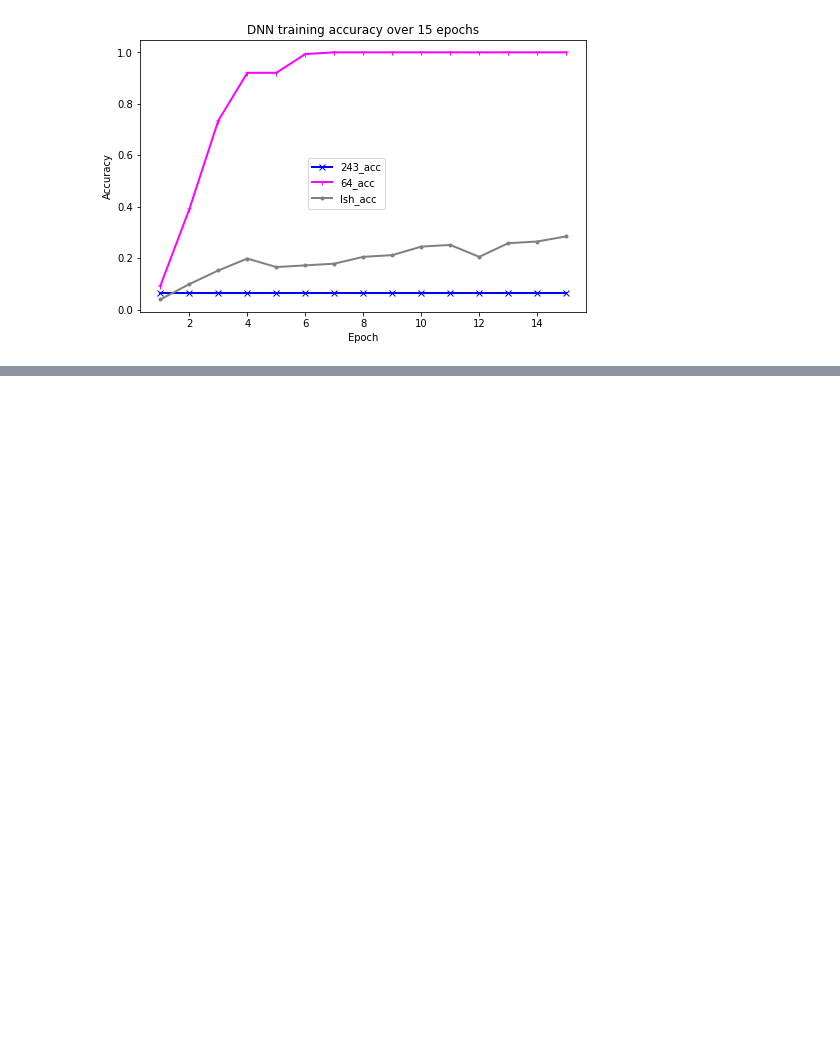
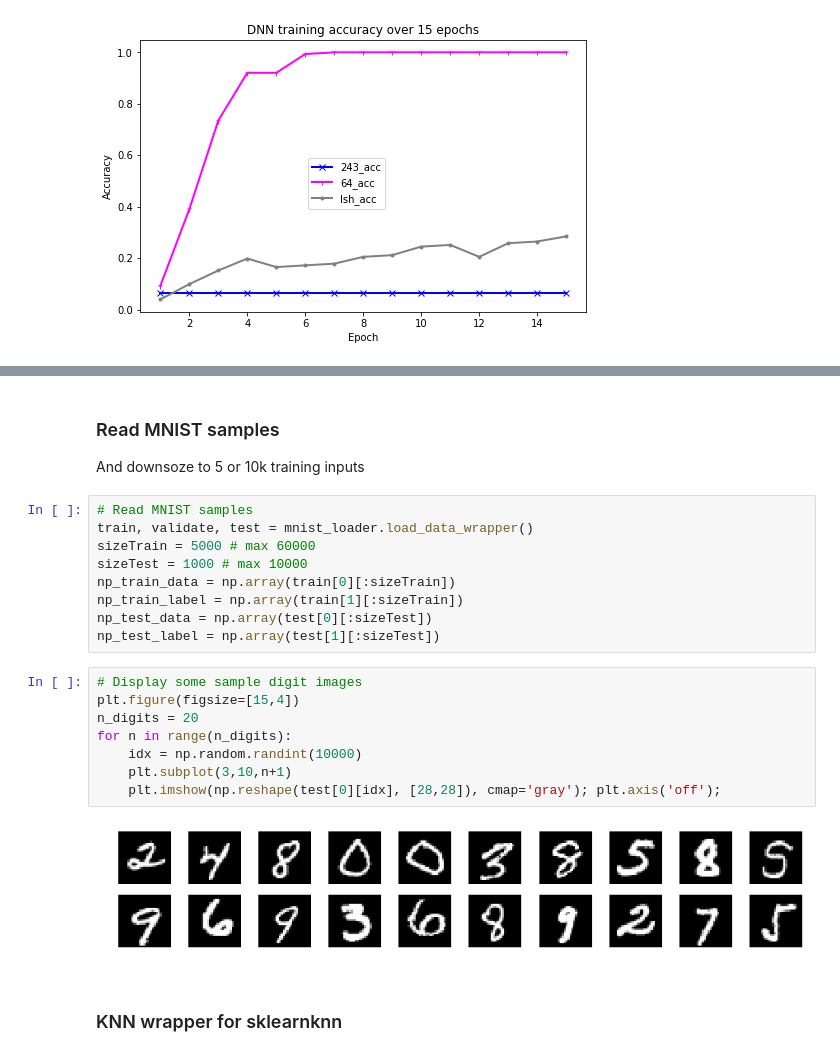
Before and after one commit to SaintKnight/cs698_project, a Jupyter notebook: LSH_classification.ipynb, the cells around one changed output, grey strips where cells are left out. Cells and saved outputs as stored; diff of their text form; blank space fills up the shorter version.

```diff
--- a/LSH_classification.ipynb
+++ b/LSH_classification.ipynb
@@ -324,0 +384,24 @@ plt.show();
+# %% [markdown]
+### Read MNIST samples
+And downsoze to 5 or 10k training inputs
+# %%
+# Read MNIST samples
+train, validate, test = mnist_loader.load_data_wrapper()
+sizeTrain = 5000 # max 60000
+sizeTest = 1000 # max 10000
+np_train_data = np.array(train[0][:sizeTrain])
+np_train_label = np.array(train[1][:sizeTrain])
+np_test_data = np.array(test[0][:sizeTest])
+np_test_label = np.array(test[1][:sizeTest])
+# %%
+# Display some sample digit images
+plt.figure(figsize=[15,4])
+n_digits = 20
+for n in range(n_digits):
+    idx = np.random.randint(10000)
+    plt.subplot(3,10,n+1)
+    plt.imshow(np.reshape(test[0][idx], [28,28]), cmap='gray'); plt.axis('off');
+# %% [output]
+[figure, added]
+# %% [markdown]
+### KNN wrapper for sklearnknn
```
Also changed, not shown: parts of 66 cells of this notebook, 2 other files.
